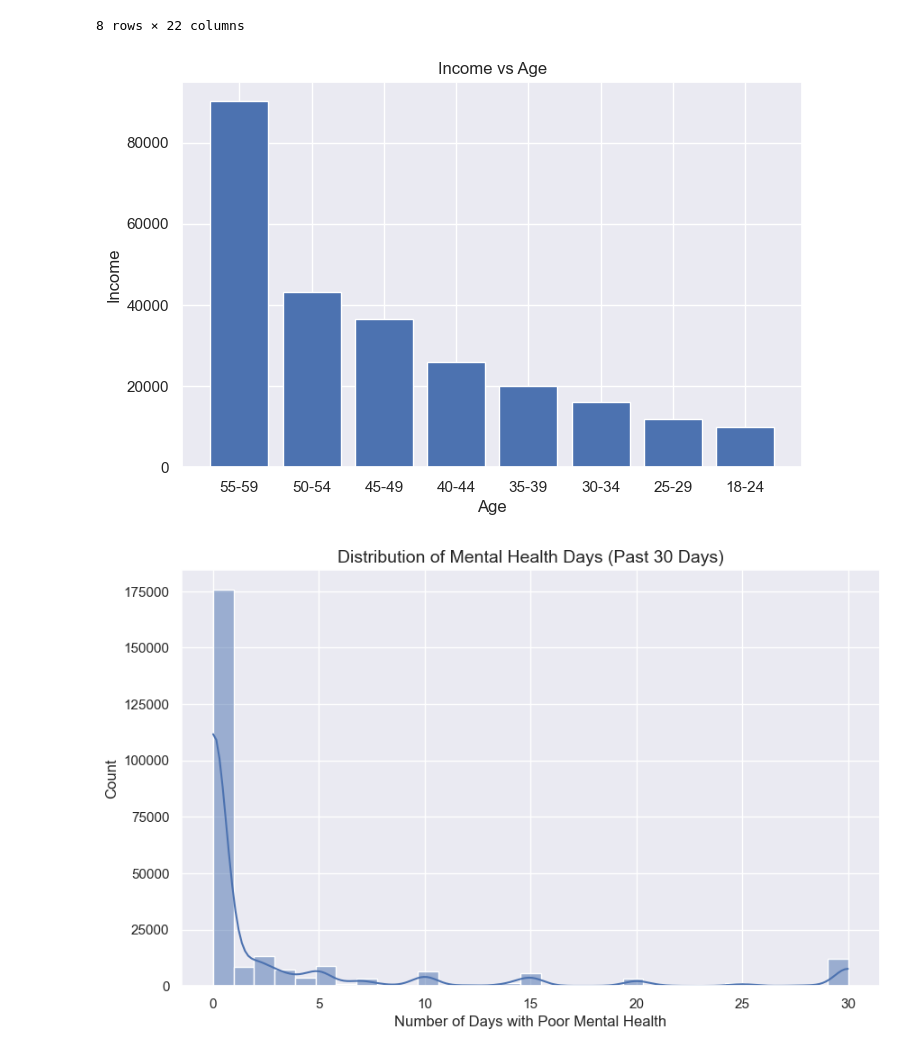
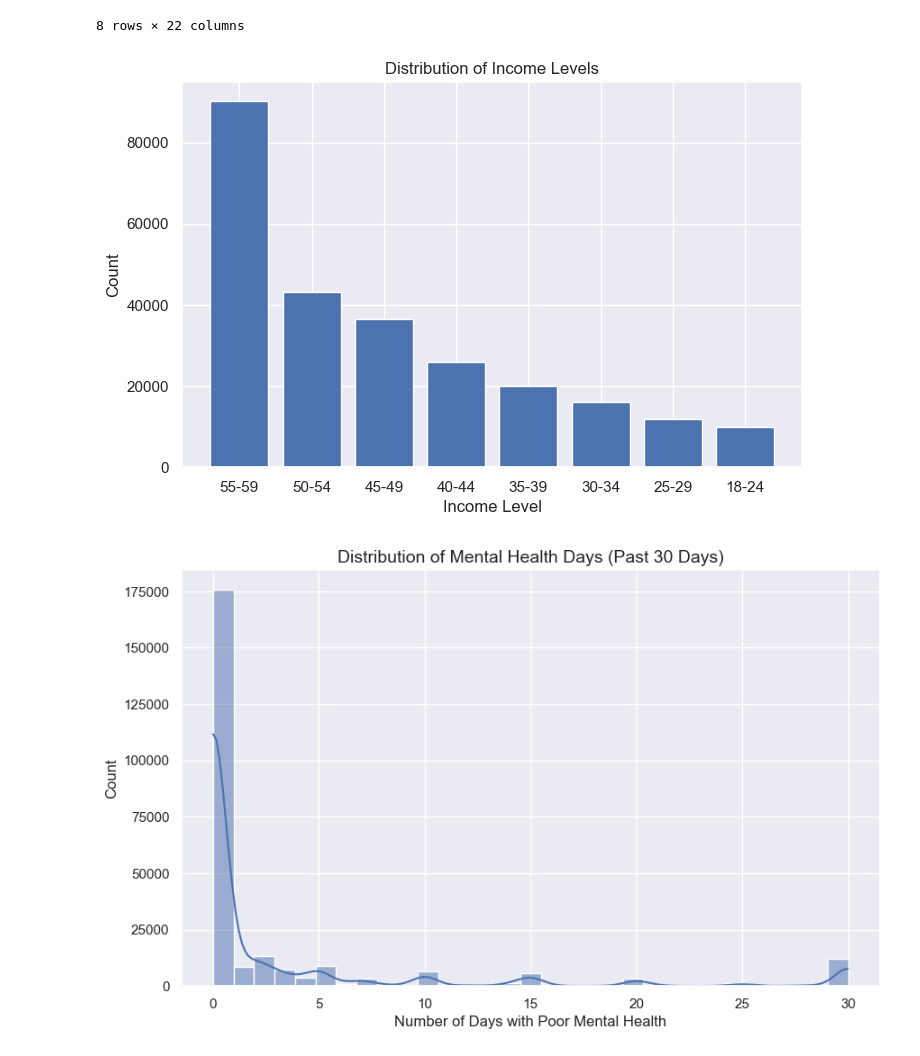
Before and after one commit to Ephab/University-ML, a Jupyter notebook: lab3/lab3.ipynb, the cells around one changed output. Drawn from its saved outputs; the diff is of its cells as text; code cells hidden in the pictures.

```diff
--- a/lab3/lab3.ipynb
+++ b/lab3/lab3.ipynb
@@ -110,12 +110,12 @@ counts = df['Income'].value_counts()
 # %%
 plt.figure(figsize=(8, 5))
 plt.bar(counts.index, height=counts)
-plt.xlabel("Age")
-plt.ylabel("Income")
-plt.title("Income vs Age")
+plt.xlabel("Income Level")
+plt.ylabel("Count")
+plt.title("Distribution of Income Levels")
 plt.show()
 # %% [output]
-[figure, old version]
+[figure, new version]
 # %%
 plt.figure(figsize=(10, 6))
 sns.histplot(df["MentHlth"], bins=31, kde=True)
```
Also changed, not shown: parts of 6 cells of this notebook, 1 other file.
